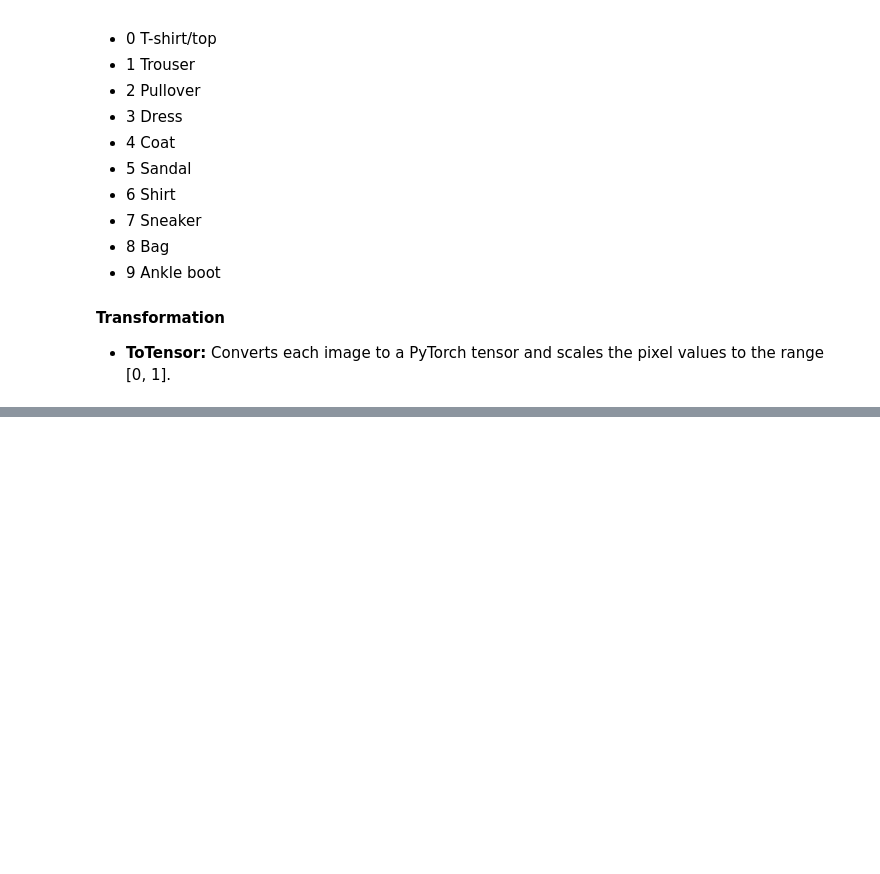
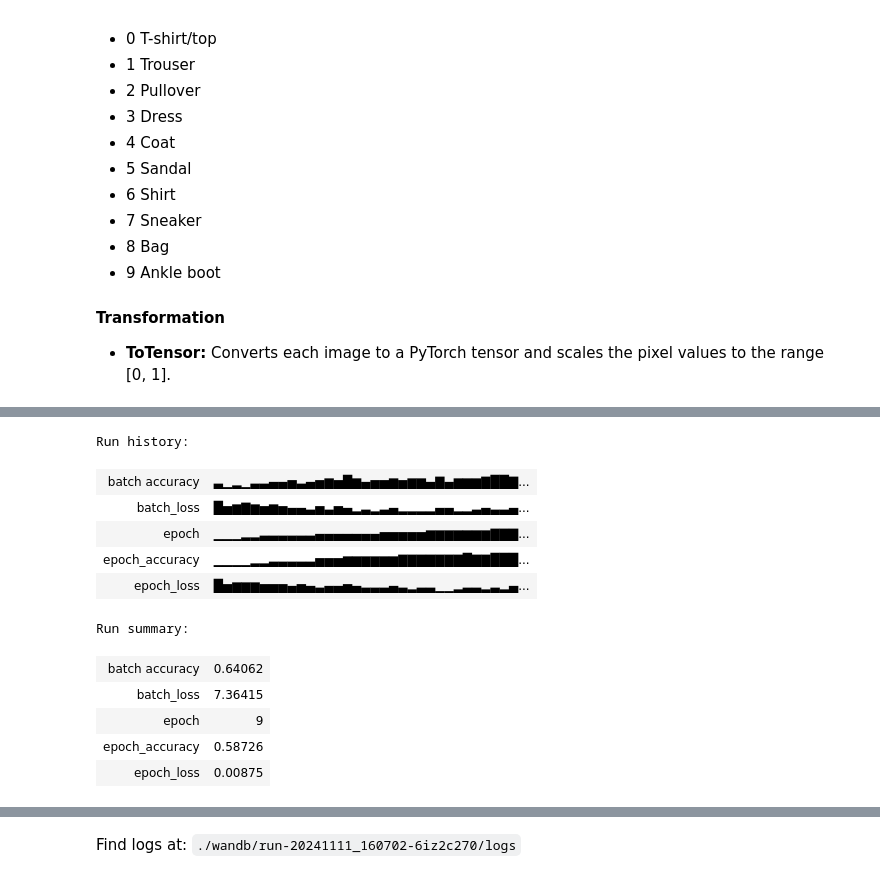
Before and after one commit to iitkgroup21/EE954_ASSIGNMENT_GR21, a Jupyter notebook: MLP.ipynb, the cells around one changed output, grey strips where cells are left out. Drawn from its saved outputs; the diff is of its cells as text; code cells hidden in the pictures; blank space fills up the shorter version.

```diff
--- a/MLP.ipynb
+++ b/MLP.ipynb
@@ -255,3 +178,8 @@ Output shape: torch.Size([64, 256, 3, 3])
+# %%
+# Initialize DataLoaders to retrieve batches of data
+train_loader = DataLoader(new_train_dataset, batch_size=64, shuffle=True, drop_last=True)
+val_loader = DataLoader(new_validation_dataset, batch_size=64, shuffle=True, drop_last=True)
+test_loader = DataLoader(test_dataset, batch_size=64, shuffle=True, drop_last=False)
 # %%
 #Fully connected layer
 class NeuralNetwork:
@@ -593,12 +476,9 @@ class NeuralNetwork:
 # %%
 input_layers_config = [
     {'neurons': 128, 'activation': 'relu'},
-    {'neurons': 64, 'activation': 'relu'},
-    {'neurons': 32, 'activation': 'relu'}
+    #{'neurons': 64, 'activation': 'relu'},
+    #{'neurons': 32, 'activation': 'relu'}
 ]
 output_layers_config = [
     {'neurons': 10, 'activation': 'softmax'}
 ]
-# %%
-y_train = F.one_hot(y_train, num_classes=nc)
-y_test = F.one_hot(y_test, num_classes=nc)
@@ -711,0 +485,3 @@ print(f"Best validation accuracy: {best_accuracy:.4f}")
+# %%
+# Moving model to GPU if available
+device = torch.device("cuda" if torch.cuda.is_available() else "cpu")
@@ -711,0 +589,51 @@ print(f"Best validation accuracy: {best_accuracy:.4f}")
+# %%
+from sklearn.metrics import confusion_matrix, classification_report
+# Set model to evaluation mode
+model.eval()
+class_names = ['T-shirt/top', 'Trouser', 'Pullover', 'Dress', 'Coat',
+               'Sandal', 'Shirt', 'Sneaker', 'Bag', 'Ankle boot']
+
+all_preds = []
+all_labels = []
+
+# Disabling gradient calculations for evaluation
+with torch.no_grad():
+    correct = 0
+    total = 0
+    for x_test, y_test in test_loader:
+
+        # Move data to the selected device
+        x_test = x_test.to(device)
+        y_test = y_test.to(device)
+
+        # Forward pass through CNN
+        cnn_output_test = model(x_test.type(torch.float32))
+
+        # Convert to numpy and flatten if needed
+        cnn_output_test_np = nn_network.flatten(cnn_output_test.cpu().detach().numpy())
+
+
+        # Forward pass through fully connected network
+        y_pred = nn_network.feedforward(cnn_output_test_np)
+
+        # Calculate accuracy
+        predicted = np.argmax(y_pred, axis=1)
+        correct += (predicted == y_test.cpu().numpy()).sum()
+        total += y_test.size(0)
+
+        all_preds.extend(predicted)
+        all_labels.extend(y_test.cpu().numpy())
+
+# Print accuracy
+accuracy = 100 * correct / total
+print(f'Test Accuracy: {accuracy:.2f}%')
+
+# Calculate and print confusion matrix and classification report
+class_report = classification_report(all_labels, all_preds, target_names=class_names, zero_division=0)
+print("\nClassification Report:")
+print(class_report)
+
+pd.DataFrame(confusion_matrix(all_labels, all_preds),index=class_names, columns=class_names)
+
+wandb.finish()
+# %% [output]
@@ -711,0 +659,12 @@ print(f"Best validation accuracy: {best_accuracy:.4f}")
+Run history:
+| batch accuracy | ▃▁▂▁▃▃▄▄▅▃▄▅▆▅█▆▄▅▅▆▅▆▆▄▇▄▆▆▆▇██▇... |
+| batch_loss | █▅▆▇▆▅▆▅▄▄▃▅▃▅▄▂▃▂▃▄▂▂▂▂▄▄▂▂▃▄▃▃▄... |
+| epoch | ▁▁▁▂▂▃▃▃▃▃▃▄▄▄▄▄▄▄▅▅▅▅▅▆▆▆▆▆▆▆▇▇▇... |
+| epoch_accuracy | ▁▁▁▁▂▂▃▃▃▃▃▅▅▅▆▆▆▆▆▆▇▇▇▇▇▇▇█▇▇███... |
+| epoch_loss | █▅▆▆▆▅▅▅▄▅▄▃▄▄▅▄▃▃▃▄▃▂▃▃▁▁▂▃▃▂▃▂▄... |
+Run summary:
+| batch accuracy | 0.64062 |
+| batch_loss | 7.36415 |
+| epoch | 9 |
+| epoch_accuracy | 0.58726 |
+| epoch_loss | 0.00875 |
@@ -711,0 +674 @@ print(f"Best validation accuracy: {best_accuracy:.4f}")
+Find logs at: ./wandb/run-20241111_160702-6iz2c270/logs
```
Also changed, not shown: parts of 17 cells of this notebook.
